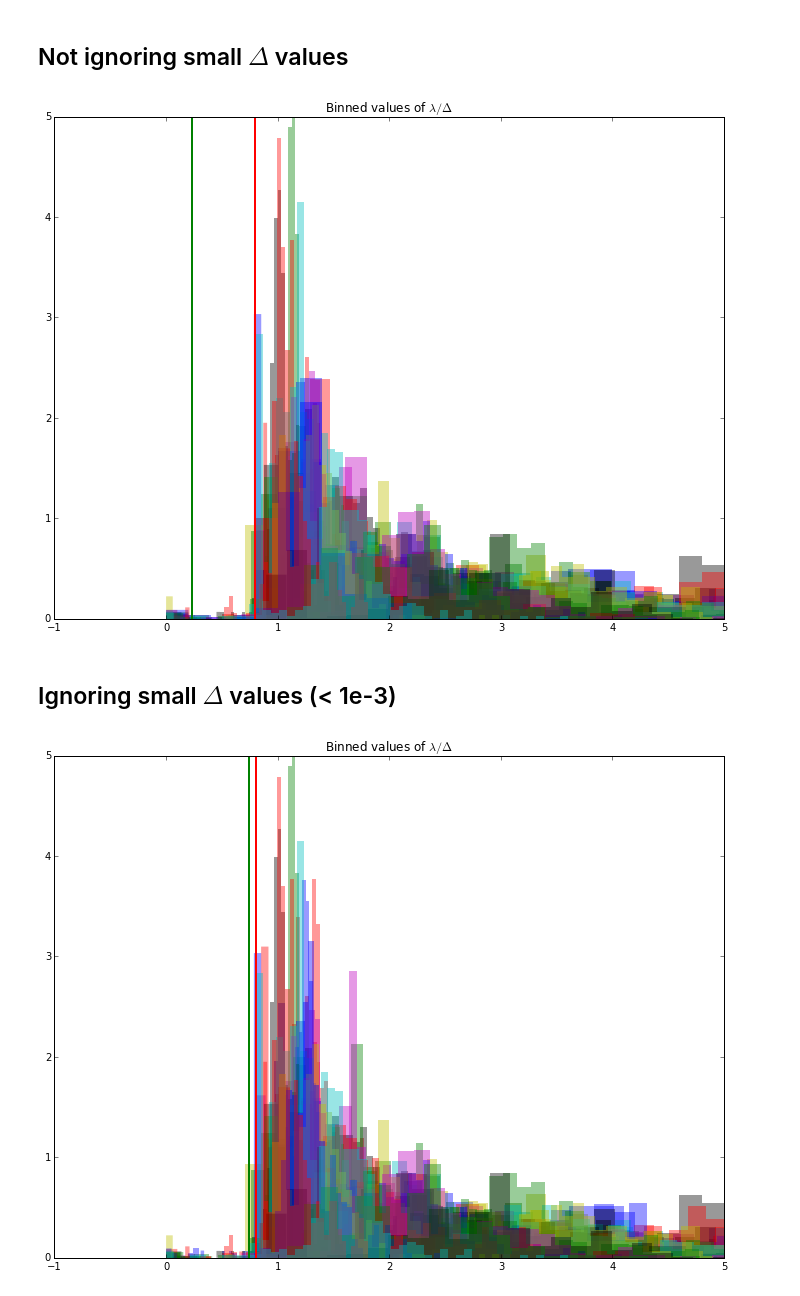
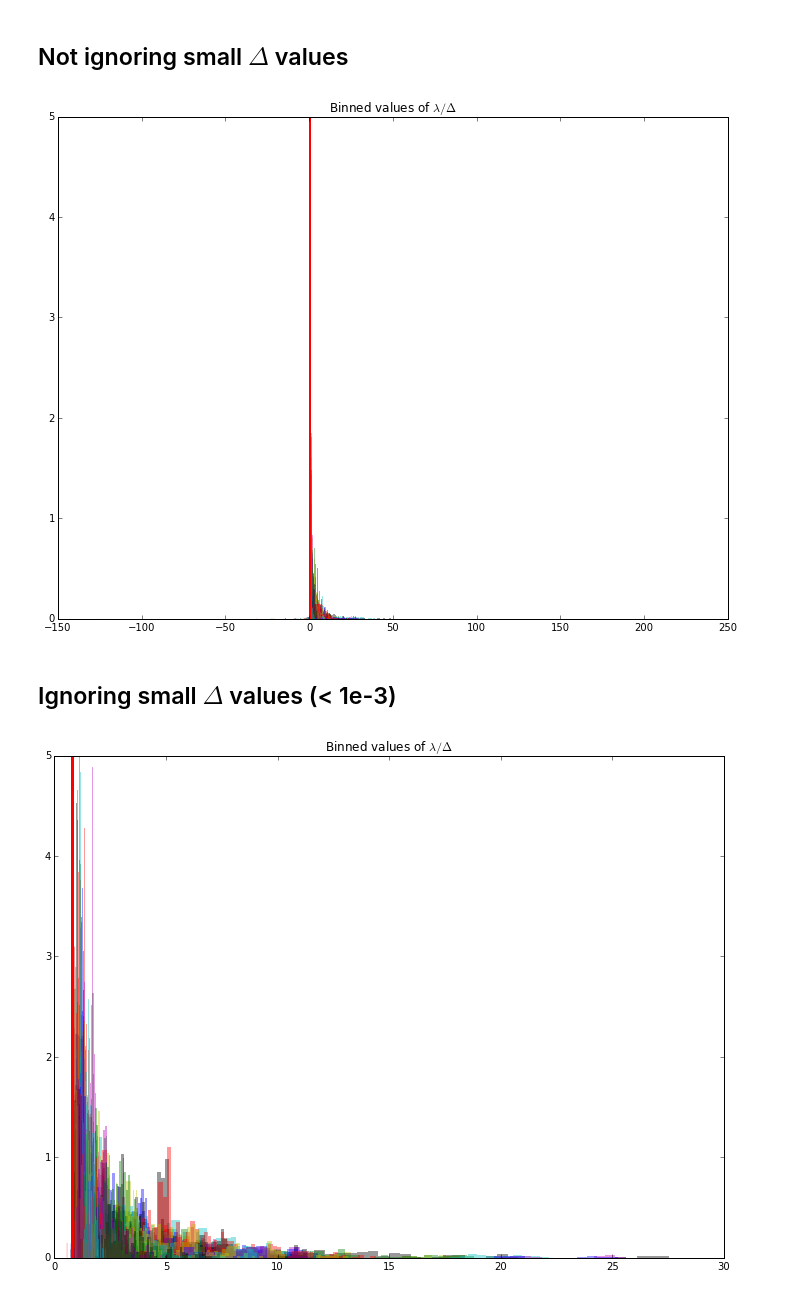
Before and after one commit to changlicn/PyClickLambdas, a Jupyter notebook: scripts/ClickBasedLambdasExperiments.ipynb, the cells around one changed output. Drawn from its saved outputs; the diff is of its cells as text; code cells hidden in the pictures.

```diff
--- a/scripts/ClickBasedLambdasExperiments.ipynb
+++ b/scripts/ClickBasedLambdasExperiments.ipynb
@@ -449,7 +449,8 @@ for click_model_type in MQD:
         x = x[nnz_x_mask]
         y = y[nnz_x_mask]
 
-        ratio = np.clip(y / x, a_min=0, a_max=10)
+        # ratio = np.clip(y / x, a_min=0, a_max=10)
+        ratio = y / x
 
         all_ratios.append(ratio)
 
@@ -464,12 +465,12 @@ ax.axvline(all_ratios[int(alpha * all_ratios.shape[0])], color='g', lw=2)
 alpha = 0.01
 ax.axvline(all_ratios[int(alpha * all_ratios.shape[0])], color='r', lw=2)
 
-ax.set_xlim([-1, 5])
+# ax.set_xlim([-1, 5])
 ax.set_ylim([0, 5])
 ax.set_title(r'Binned values of ${\lambda}/{\Delta}$')
 plt.show(fig)
 # %% [output]
-[figure, old version]
+[figure, new version]
 # %% [markdown]
 ## Ignoring small $\Delta$ values (< 1e-3)
 # %%
@@ -481,34 +482,35 @@ for click_model_type in MQD:
     for query in MQD[click_model_type]:
         relevances = MQD[click_model_type][query]['relevances']
         deltas = relevances[:, None] - relevances[None, :]
         lambdas = MQD[click_model_type][query]['stats'][1000000]['lambdas']
 
         y = lambdas.ravel()
         x = np.tile(deltas.ravel(), (lambdas.shape[0],))
 
-        nts_x_mask = (np.abs(x) > 1e-3)
+        nts_x_mask = (np.abs(x) > 1e-2)
 
         x = x[nts_x_mask]
         y = y[nts_x_mask]
 
-        ratio = np.clip(y / x, a_min=0, a_max=10)
+        # ratio = np.clip(y / x, a_min=0, a_max=10)
+        ratio = y / x
 
         all_ratios.append(ratio)
 
         ax.hist(ratio, 50, edgecolor='none', normed=True, alpha=0.4)
 
 all_ratios = np.concatenate(all_ratios)
 all_ratios.sort()
 
 alpha = 0.0033
 ax.axvline(all_ratios[int(alpha * all_ratios.shape[0])], color='g', lw=2)
 
 alpha = 0.01
 ax.axvline(all_ratios[int(alpha * all_ratios.shape[0])], color='r', lw=2)
 
-ax.set_xlim([-1, 5])
+# ax.set_xlim([-1, 5])
 ax.set_ylim([0, 5])
 ax.set_title(r'Binned values of ${\lambda}/{\Delta}$')
 plt.show(fig)
 # %% [output]
-[figure, old version]
+[figure, new version]
```
